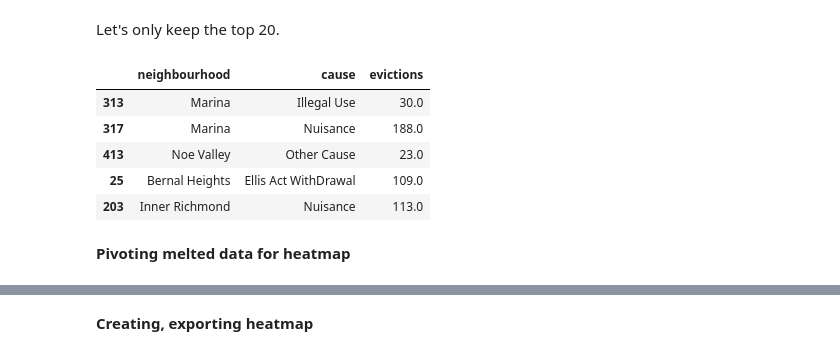
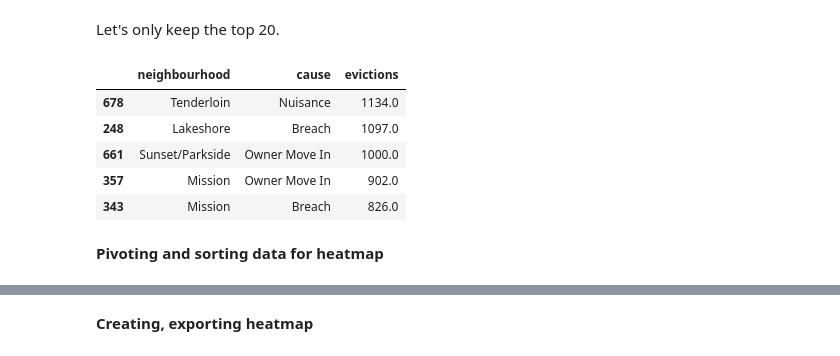
Before and after one commit to EvelinaJ/makeover_monday, a Jupyter notebook: MM2019w39 - Evictions in San Francisco.ipynb, the cells around one changed output, grey strips where cells are left out. Drawn from its saved outputs; the diff is of its cells as text; code cells hidden in the pictures.

```diff
--- a/MM2019w39 - Evictions in San Francisco.ipynb
+++ b/MM2019w39 - Evictions in San Francisco.ipynb
@@ -123,18 +152,17 @@ Top 20 neighbourhoods represent 81.0% of total evictions.
 # %% [markdown]
 Let's only keep the top 20.
 # %%
-top_20 = list(dft.neighbourhood.head(20))
+top_20_neighbourhoods = list(dft.neighbourhood.head(20))
-# %%
-df_top = dfg[dfg['neighbourhood'].isin(top_20)]
-# %%
-df_top.sample(5)
-# %% [output]
-|  | neighbourhood | cause | evictions |
-| 313 | Marina | Illegal Use | 30.0 |
-| 317 | Marina | Nuisance | 188.0 |
-| 413 | Noe Valley | Other Cause | 23.0 |
-| 25 | Bernal Heights | Ellis Act WithDrawal | 109.0 |
-| 203 | Inner Richmond | Nuisance | 113.0 |
+# %%
+df_top = df_top[df_top['neighbourhood'].isin(top_20_neighbourhoods)]
+df_top.head()
+# %% [output]
+|  | neighbourhood | cause | evictions |
+| 678 | Tenderloin | Nuisance | 1134.0 |
+| 248 | Lakeshore | Breach | 1097.0 |
+| 661 | Sunset/Parkside | Owner Move In | 1000.0 |
+| 357 | Mission | Owner Move In | 902.0 |
+| 343 | Mission | Breach | 826.0 |
 # %% [markdown]
-**Pivoting melted data for heatmap**
+**Pivoting and sorting data for heatmap**
 # %%
```
Also changed, not shown: parts of 11 cells of this notebook.
